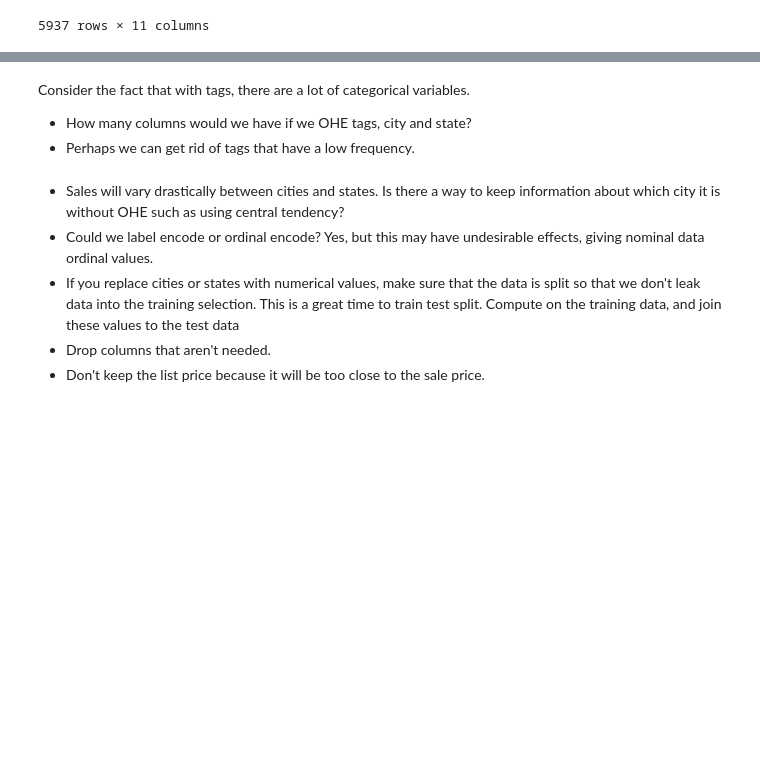
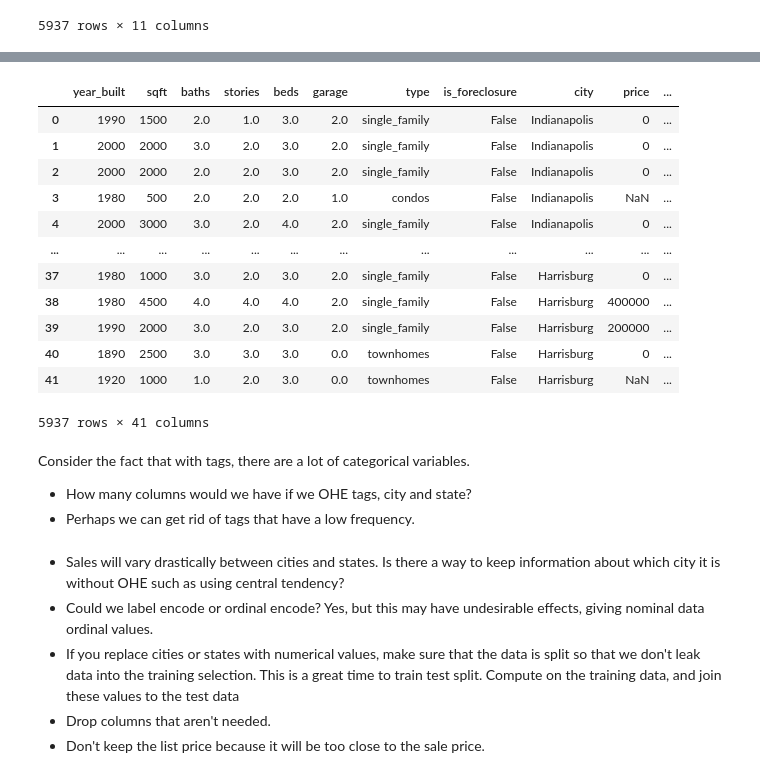
Before and after one commit to imarri01/SupervisedLearning_ML, a Jupyter notebook: notebooks/1 - EDA.ipynb, the cells around one changed output, grey strips where cells are left out. Drawn from its saved outputs; the diff is of its cells as text; code cells hidden in the pictures; blank space fills up the shorter version.

```diff
--- a/notebooks/1 - EDA.ipynb
+++ b/notebooks/1 - EDA.ipynb
@@ -345,3 +361,21 @@ dataframe
+# %%
+tags_df.columns = [f'tag_{i}' for i in range(tags_df.shape[1])]
+result_df = pd.concat([dataframe, tags_df], axis=1).drop(columns=['tags'])
+result_df
+# %% [output]
+|  | year_built | sqft | baths | stories | beds | garage | type | is_foreclosure | city | price | ... |
+| 0 | 1990 | 1500 | 2.0 | 1.0 | 3.0 | 2.0 | single_family | False | Indianapolis | 0 | ... |
+| 1 | 2000 | 2000 | 3.0 | 2.0 | 3.0 | 2.0 | single_family | False | Indianapolis | 0 | ... |
+| 2 | 2000 | 2000 | 2.0 | 2.0 | 3.0 | 2.0 | single_family | False | Indianapolis | 0 | ... |
+| 3 | 1980 | 500 | 2.0 | 2.0 | 2.0 | 1.0 | condos | False | Indianapolis | NaN | ... |
+| 4 | 2000 | 3000 | 3.0 | 2.0 | 4.0 | 2.0 | single_family | False | Indianapolis | 0 | ... |
+| ... | ... | ... | ... | ... | ... | ... | ... | ... | ... | ... | ... |
+| 37 | 1980 | 1000 | 3.0 | 2.0 | 3.0 | 2.0 | single_family | False | Harrisburg | 0 | ... |
+| 38 | 1980 | 4500 | 4.0 | 4.0 | 4.0 | 2.0 | single_family | False | Harrisburg | 400000 | ... |
+| 39 | 1990 | 2000 | 3.0 | 2.0 | 3.0 | 2.0 | single_family | False | Harrisburg | 200000 | ... |
+| 40 | 1890 | 2500 | 3.0 | 3.0 | 3.0 | 0.0 | townhomes | False | Harrisburg | 0 | ... |
+| 41 | 1920 | 1000 | 1.0 | 2.0 | 3.0 | 0.0 | townhomes | False | Harrisburg | NaN | ... |
+5937 rows × 41 columns
 # %% [markdown]
 Consider the fact that with tags, there are a lot of categorical variables.
 - How many columns would we have if we OHE tags, city and state?
```
Also changed, not shown: parts of 3 cells of this notebook, 3 other files.
